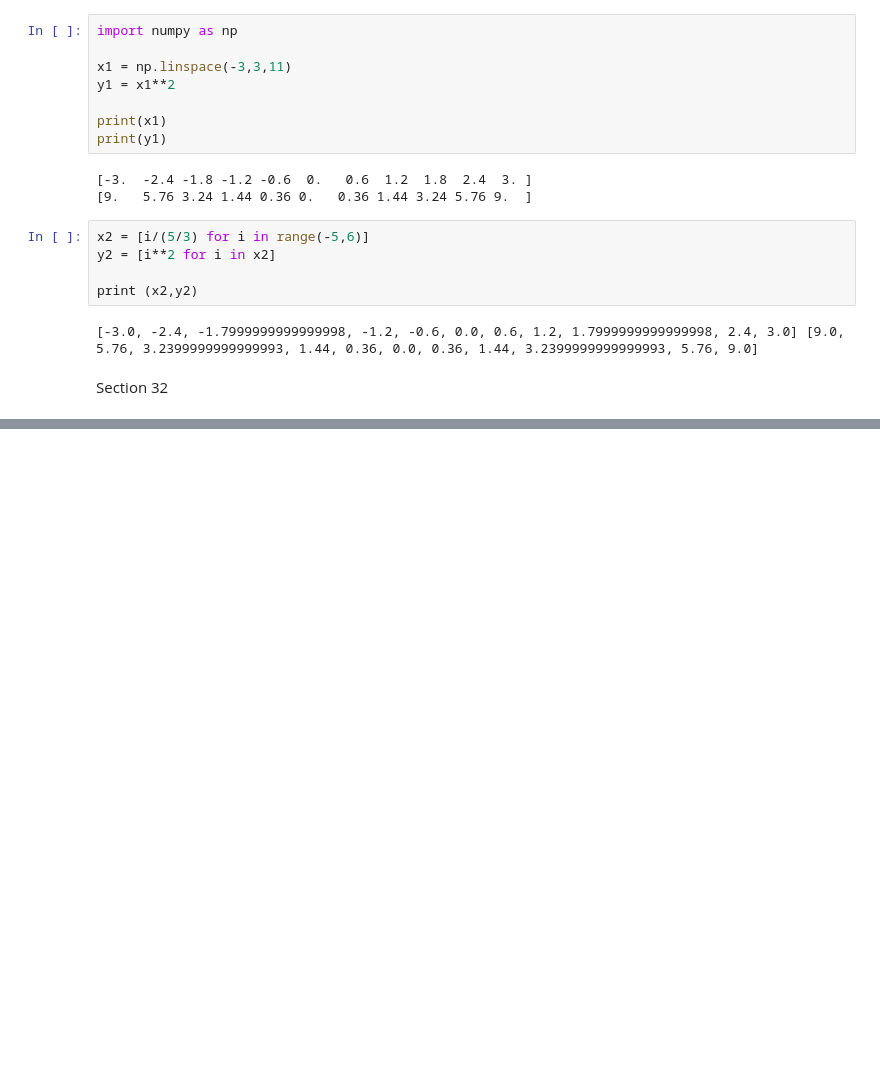
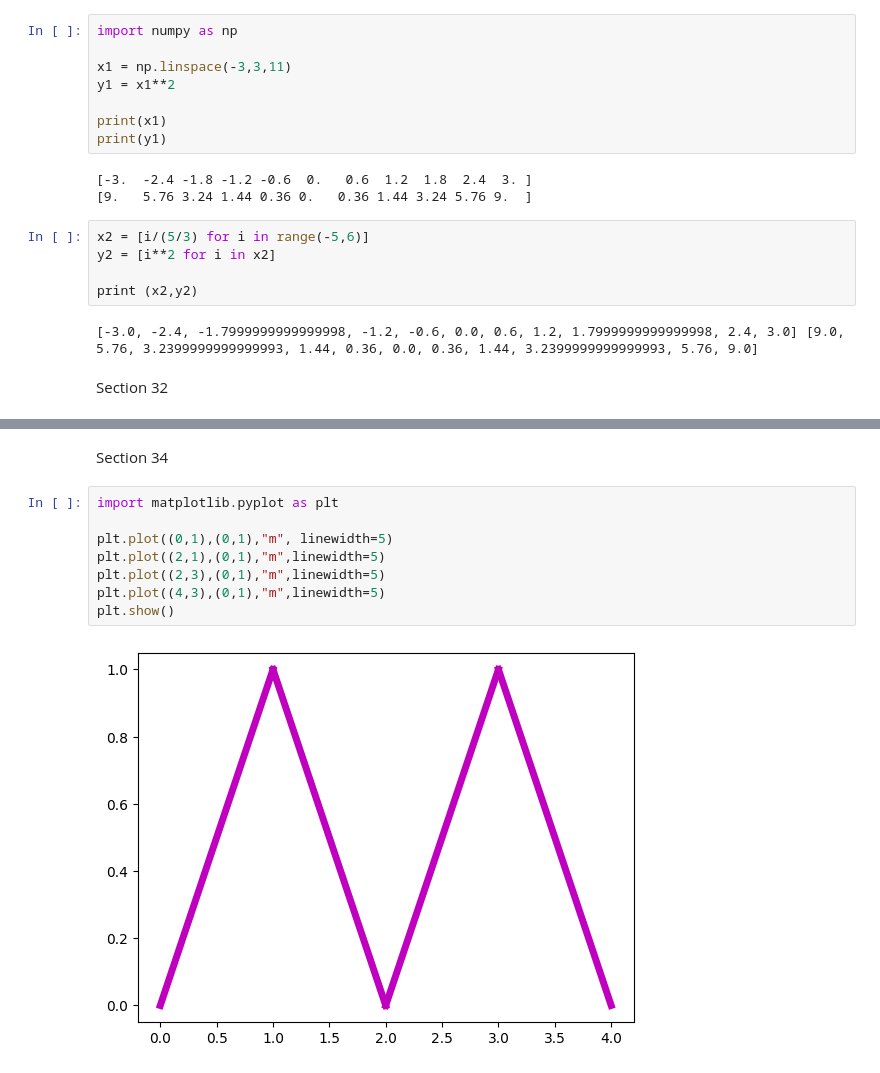
Before and after one commit to mateusvillarroel/PythonXCohen, a Jupyter notebook: Scientific_Python_MikeXCohen_Part1.ipynb, the cells around one changed output, grey strips where cells are left out. Saved outputs shown, nothing was run; the diff lists cells and outputs as text; blank space fills up the shorter version.

```diff
--- a/Scientific_Python_MikeXCohen_Part1.ipynb
+++ b/Scientific_Python_MikeXCohen_Part1.ipynb
@@ -405,0 +487,12 @@ Section 32
+# %% [markdown]
+Section 34
+# %%
+import matplotlib.pyplot as plt
+
+plt.plot((0,1),(0,1),"m", linewidth=5)
+plt.plot((2,1),(0,1),"m",linewidth=5)
+plt.plot((2,3),(0,1),"m",linewidth=5)
+plt.plot((4,3),(0,1),"m",linewidth=5)
+plt.show()
+# %% [output]
+[figure, added]
```
Also changed, not shown: parts of 17 cells of this notebook.
